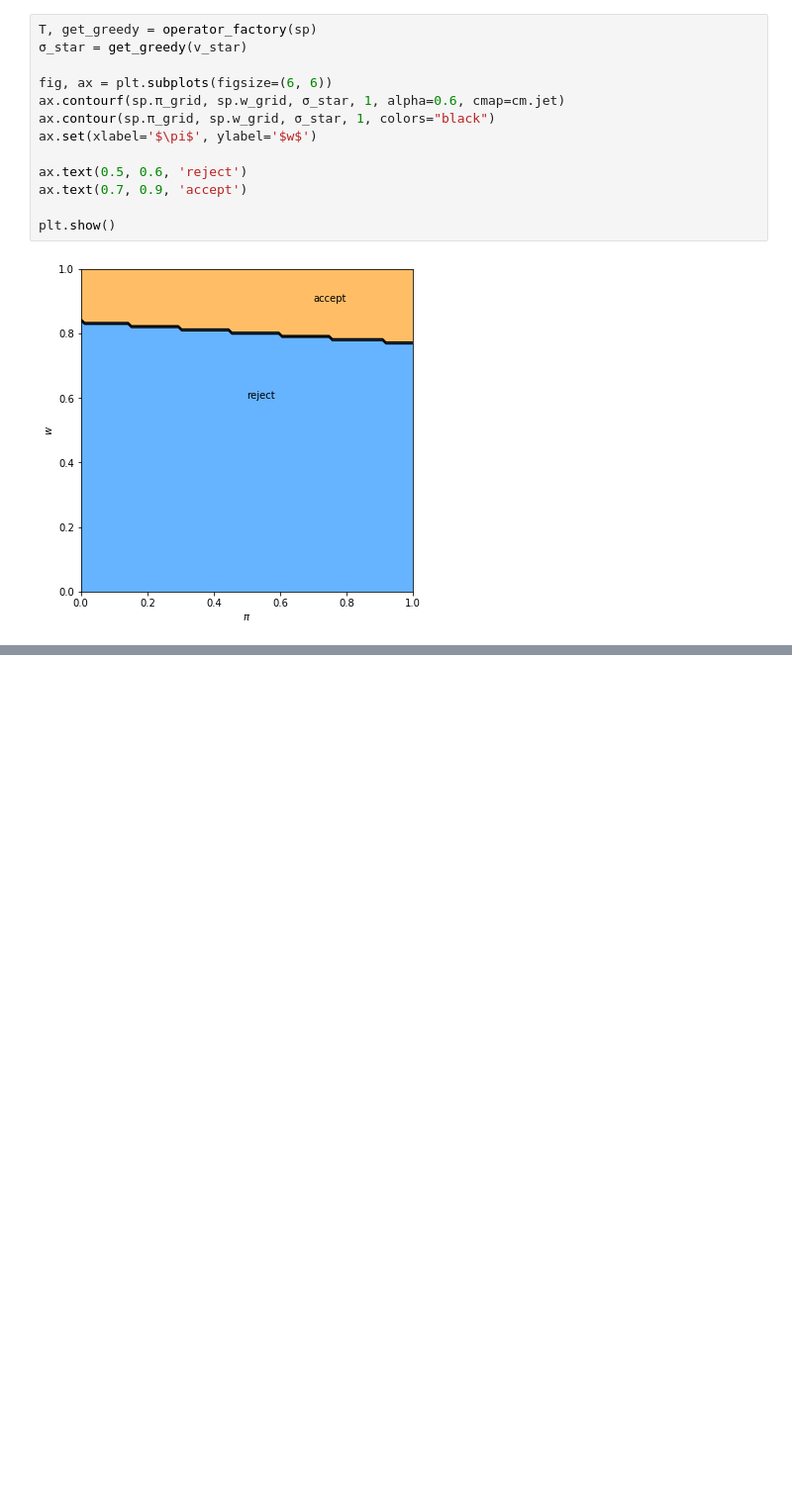
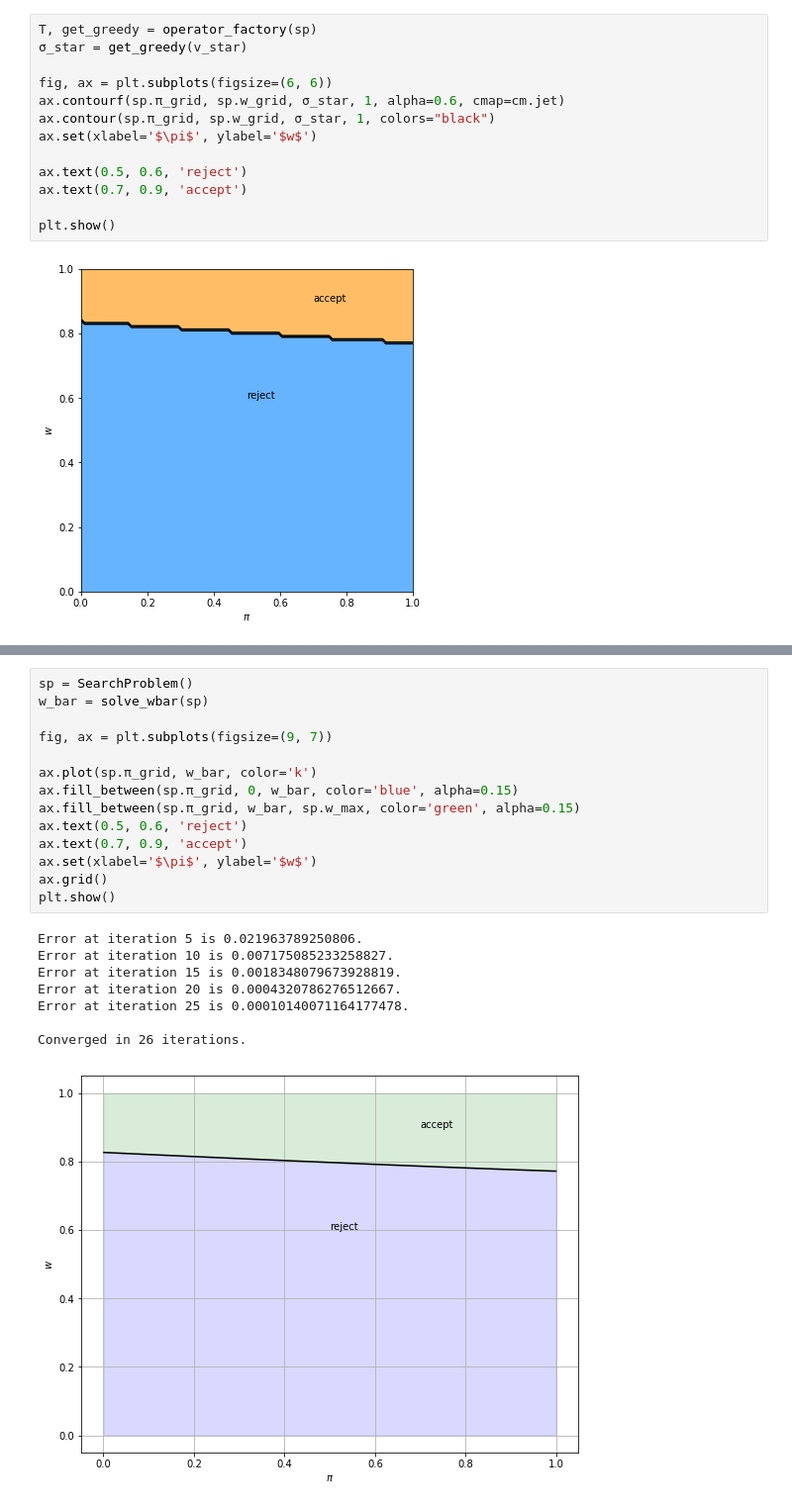
Before and after one commit to PanPip/QuantEcon_Tasks, a Jupyter notebook: Dynamic_programming.ipynb, the cells around one changed output, grey strips where cells are left out. Shown at 99% size. Drawn from its saved outputs; the diff is of its cells as text; blank space fills up the shorter version.

Commit message:
Finished Lesson on Job Search III: Search with Learning

```diff
--- a/Dynamic_programming.ipynb
+++ b/Dynamic_programming.ipynb
@@ -1048,0 +1127,23 @@ plt.show()
+# %%
+sp = SearchProblem()
+w_bar = solve_wbar(sp)
+
+fig, ax = plt.subplots(figsize=(9, 7))
+
+ax.plot(sp.π_grid, w_bar, color='k')
+ax.fill_between(sp.π_grid, 0, w_bar, color='blue', alpha=0.15)
+ax.fill_between(sp.π_grid, w_bar, sp.w_max, color='green', alpha=0.15)
+ax.text(0.5, 0.6, 'reject')
+ax.text(0.7, 0.9, 'accept')
+ax.set(xlabel='$\pi$', ylabel='$w$')
+ax.grid()
+plt.show()
+# %% [output]
+Error at iteration 5 is 0.021963789250806.
+Error at iteration 10 is 0.007175085233258827.
+Error at iteration 15 is 0.0018348079673928819.
+Error at iteration 20 is 0.0004320786276512667.
+Error at iteration 25 is 0.00010140071164177478.
+
+Converged in 26 iterations.
+[figure, added]
```
Also changed, not shown: parts of 4 cells of this notebook, 1 other file.
